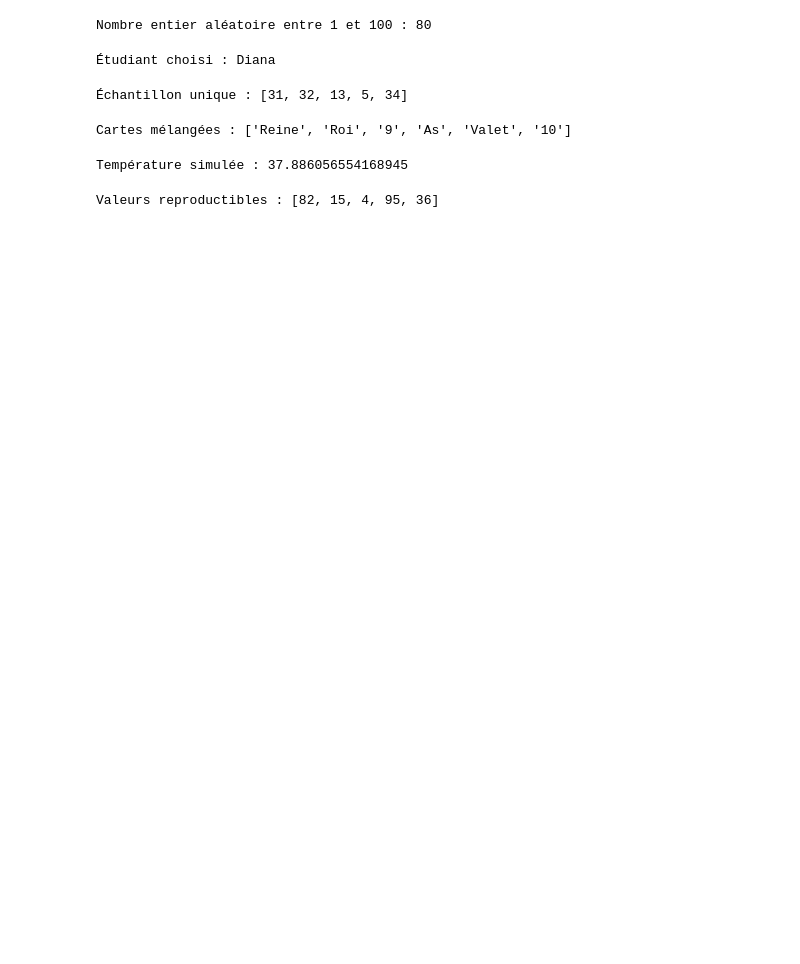
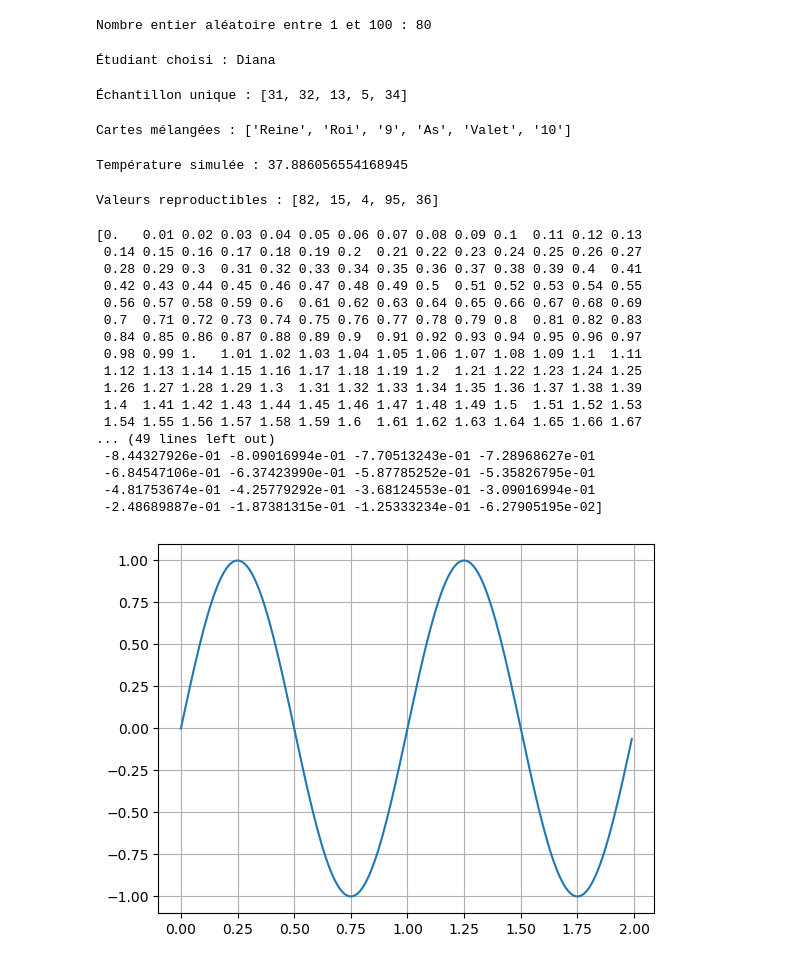
Before and after one commit to Almerdi/Cours_python, a Jupyter notebook: TP5_bibliothèque_standard_externe/chapitre.ipynb, the cells around one changed output. Cells and saved outputs as stored; diff of their text form; code cells hidden in the pictures; blank space fills up the shorter version.

```diff
--- a/TP5_bibliothèque_standard_externe/chapitre.ipynb
+++ b/TP5_bibliothèque_standard_externe/chapitre.ipynb
@@ -250,3 +250,35 @@ valeurs = [random.randint(1, 100) for _ in range(5)]
 print("Valeurs reproductibles :", valeurs)
 # %% [output]
 Valeurs reproductibles : [82, 15, 4, 95, 36]
+# %%
+import matplotlib.pyplot  as plt
+import numpy as np
+
+#data for ploting
+t=np.arange(0,2,0.01)
+print(t)
+s=np.sin(2*np.pi*t)
+print(s)
+fig,ax= plt.subplots()
+ax.plot(t,s)
+ax.grid()
+plt.show()
+# %% [output]
+[0.   0.01 0.02 0.03 0.04 0.05 0.06 0.07 0.08 0.09 0.1  0.11 0.12 0.13
+ 0.14 0.15 0.16 0.17 0.18 0.19 0.2  0.21 0.22 0.23 0.24 0.25 0.26 0.27
+ 0.28 0.29 0.3  0.31 0.32 0.33 0.34 0.35 0.36 0.37 0.38 0.39 0.4  0.41
+ 0.42 0.43 0.44 0.45 0.46 0.47 0.48 0.49 0.5  0.51 0.52 0.53 0.54 0.55
+ 0.56 0.57 0.58 0.59 0.6  0.61 0.62 0.63 0.64 0.65 0.66 0.67 0.68 0.69
+ 0.7  0.71 0.72 0.73 0.74 0.75 0.76 0.77 0.78 0.79 0.8  0.81 0.82 0.83
+ 0.84 0.85 0.86 0.87 0.88 0.89 0.9  0.91 0.92 0.93 0.94 0.95 0.96 0.97
+ 0.98 0.99 1.   1.01 1.02 1.03 1.04 1.05 1.06 1.07 1.08 1.09 1.1  1.11
+ 1.12 1.13 1.14 1.15 1.16 1.17 1.18 1.19 1.2  1.21 1.22 1.23 1.24 1.25
+ 1.26 1.27 1.28 1.29 1.3  1.31 1.32 1.33 1.34 1.35 1.36 1.37 1.38 1.39
+ 1.4  1.41 1.42 1.43 1.44 1.45 1.46 1.47 1.48 1.49 1.5  1.51 1.52 1.53
+ 1.54 1.55 1.56 1.57 1.58 1.59 1.6  1.61 1.62 1.63 1.64 1.65 1.66 1.67
+... (49 lines left out)
+ -8.44327926e-01 -8.09016994e-01 -7.70513243e-01 -7.28968627e-01
+ -6.84547106e-01 -6.37423990e-01 -5.87785252e-01 -5.35826795e-01
+ -4.81753674e-01 -4.25779292e-01 -3.68124553e-01 -3.09016994e-01
+ -2.48689887e-01 -1.87381315e-01 -1.25333234e-01 -6.27905195e-02]
+[figure, added]
```
Also changed, not shown: parts of 1 cell of this notebook, 4 other files.
